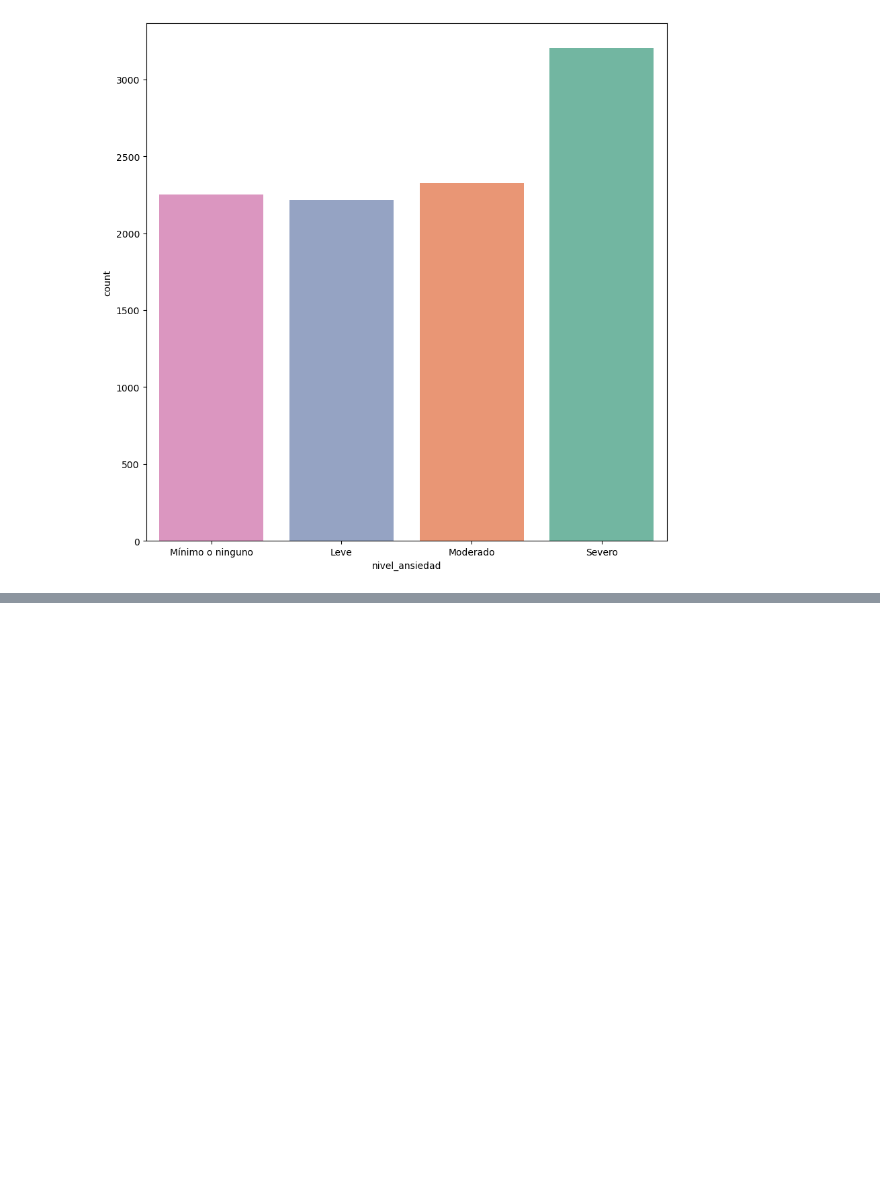
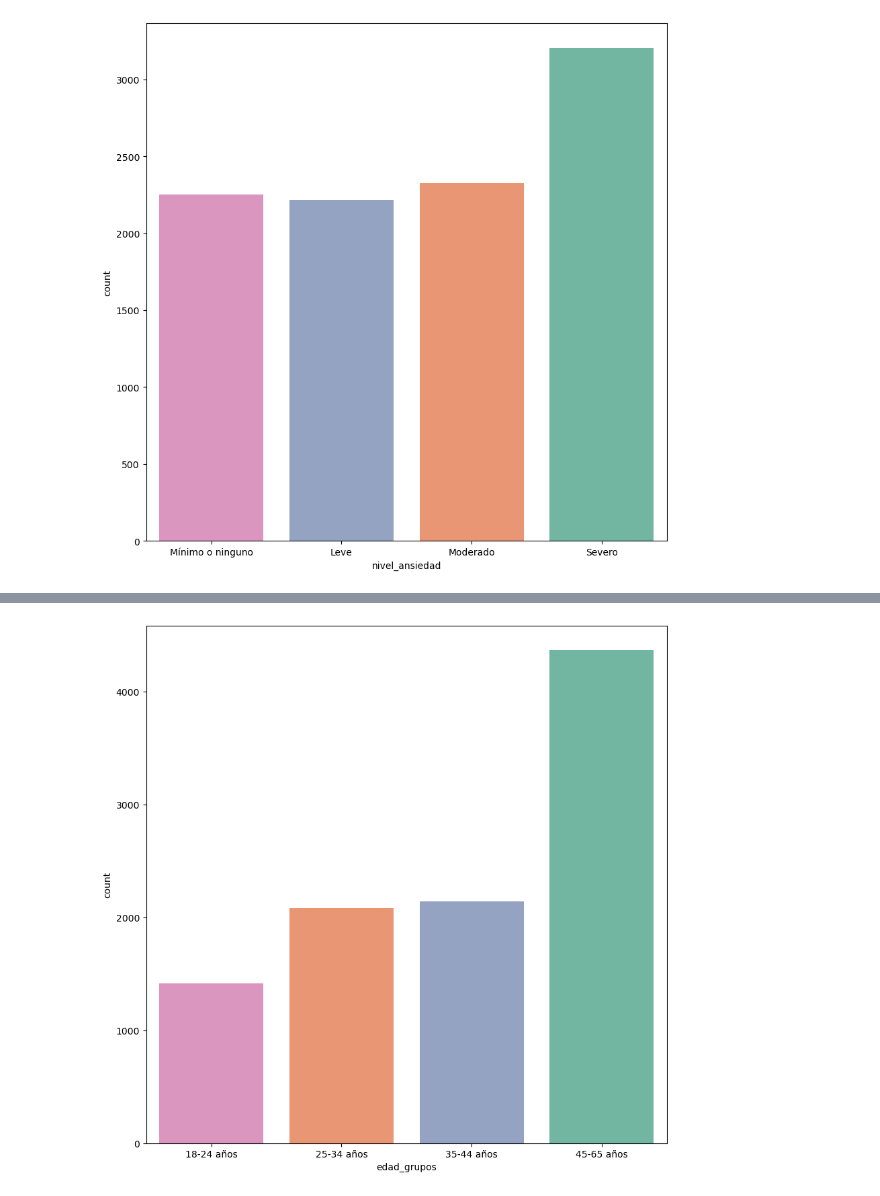
Before and after one commit to Martitaa/MentalHealth_Visualitation_LauraPArejo_MAgdalaPErez_LucianaYelicich_MartaSanz, a Jupyter notebook: EDA.ipynb, the cells around one changed output, grey strips where cells are left out. Drawn from its saved outputs; the diff is of its cells as text; code cells hidden in the pictures; blank space fills up the shorter version.

```diff
--- a/EDA.ipynb
+++ b/EDA.ipynb
@@ -356,0 +357,18 @@ memory usage: 1.3+ MB
+# %%
+categorizacion_edad = []
+
+for i in df["age"]:
+    if 18 <= i <= 24:
+        categorizacion_edad.append("18-24 años")
+    elif 25 <= i <= 34:
+        categorizacion_edad.append("25-34 años")
+    elif 35 <= i <= 44:
+        categorizacion_edad.append("35-44 años")
+    elif 45 <= i <= 65:
+        categorizacion_edad.append("45-65 años")
+    else:
+        categorizacion_edad.append("Fuera de rango")
+
+df["edad_grupos"] = categorizacion_edad
+
+print(df[["age", "edad_grupos"]])
@@ -356,0 +390,20 @@ memory usage: 1.3+ MB
+# %%
+orden_categorias_edad = [
+    "18-24 años",
+    "25-34 años",
+    "35-44 años",
+    "45-65 años"
+]
+
+plt.figure(figsize=(10,10))
+sns.countplot(
+    x='edad_grupos',
+    data=df,
+    hue='edad_grupos',
+    palette='Set2',
+    legend=False,
+    order=orden_categorias_edad  # <-- aquí indicamos el orden
+)
+plt.show()
+# %% [output]
+[figure, added]
```
Also changed, not shown: parts of 9 cells of this notebook.
